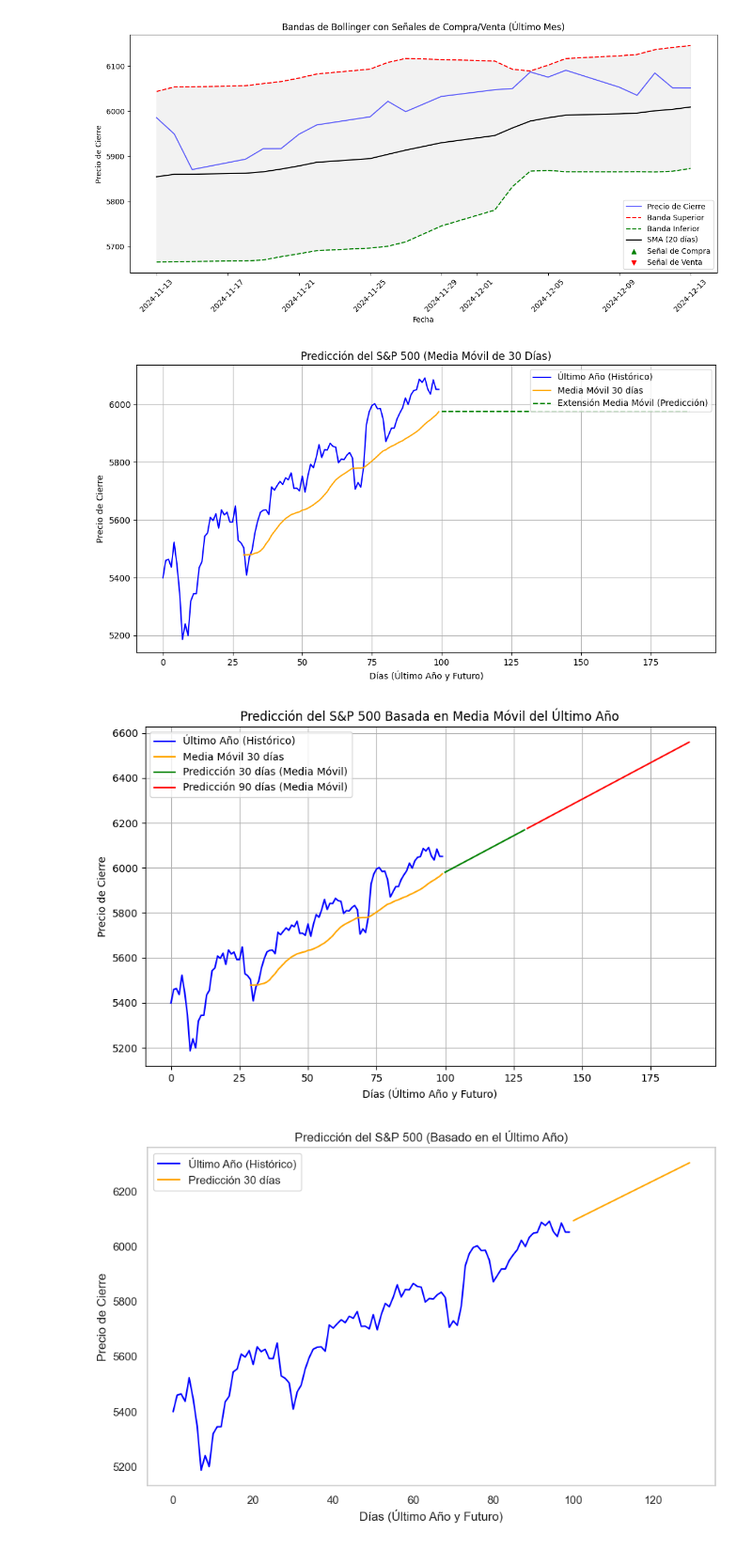
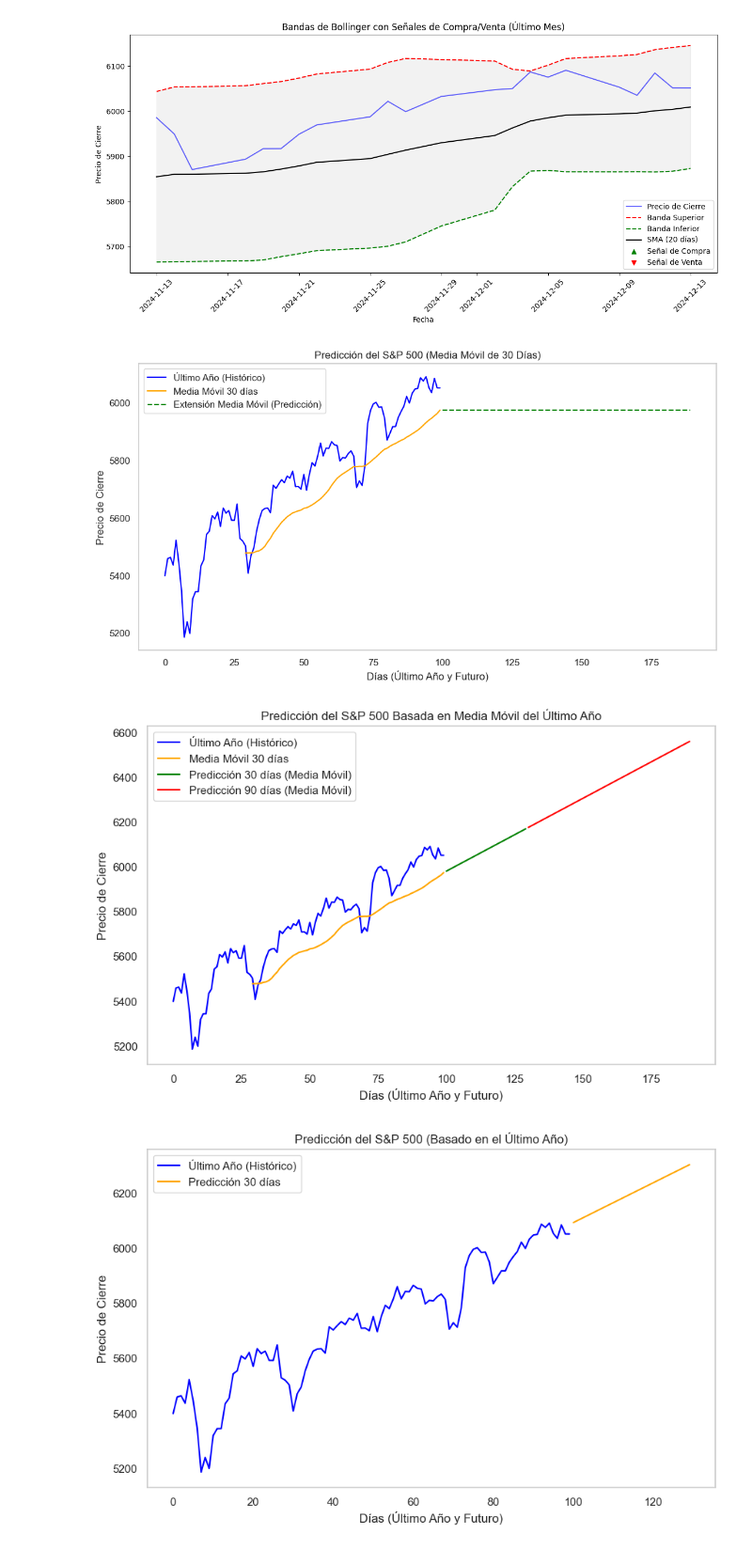
Before and after one commit to Rommel-DS/EDA_S-P500, a Jupyter notebook: src/notebooks/Notebook_pruebas.ipynb, the cells around one changed output. Shown at 94% size. Drawn from its saved outputs; the diff is of its cells as text; code cells hidden in the pictures.

Commit message:
ajuste grid

```diff
--- a/src/notebooks/Notebook_pruebas.ipynb
+++ b/src/notebooks/Notebook_pruebas.ipynb
@@ -687,35 +695,35 @@ plt.show()
 
 # Filtrar el último año de datos y hacer una copia
 sp500_last_year = sp500.tail(100).copy()
 
 # Crear una columna de índices numéricos para los días
 sp500_last_year['Days'] = [i for i in range(len(sp500_last_year))]
 
 # Calcular la media móvil de 30 días
 sp500_last_year['Moving_Avg_30'] = sp500_last_year['Close'].rolling(window=30).mean()
 
 # Extender la media de los últimos valores hacia adelante (predicción constante)
 last_moving_avg_30 = sp500_last_year['Moving_Avg_30'].iloc[-1]
 future_days = [sp500_last_year['Days'].iloc[-1] + i for i in range(1, 91)]
 future_predictions_30 = [last_moving_avg_30] * len(future_days)
 
 # Graficar datos históricos del último año y la media móvil
 plt.figure(figsize=(12, 6))
 plt.plot(sp500_last_year['Days'], sp500_last_year['Close'], label='Último Año (Histórico)', color='blue')
 plt.plot(sp500_last_year['Days'], sp500_last_year['Moving_Avg_30'], label='Media Móvil 30 días', color='orange')
 
 # Graficar la extensión de la media móvil para 30 y 90 días
 plt.plot(future_days, future_predictions_30, label='Extensión Media Móvil (Predicción)', color='green', linestyle='--')
 
 # Etiquetas y leyenda
 plt.title('Predicción del S&P 500 (Media Móvil de 30 Días)')
 plt.xlabel('Días (Último Año y Futuro)')
 plt.ylabel('Precio de Cierre')
 plt.legend()
-plt.grid()
+plt.grid(None)
 plt.show()
 # %% [output]
-[figure, old version]
+[figure, new version]
 # %%
 # Filtrar el último año de datos y hacer una copia
 sp500_last_year = sp500.tail(100).copy()
@@ -753,10 +761,10 @@ plt.title('Predicción del S&P 500 Basada en Media Móvil del Último Año')
 plt.xlabel('Días (Último Año y Futuro)')
 plt.ylabel('Precio de Cierre')
 plt.legend()
-plt.grid()
+plt.grid(None)
 plt.show()
 # %% [output]
-[figure, old version]
+[figure, new version]
 # %%
 from sklearn.linear_model import LinearRegression
 
```
Also changed, not shown: parts of 8 cells of this notebook, 7 other files.
